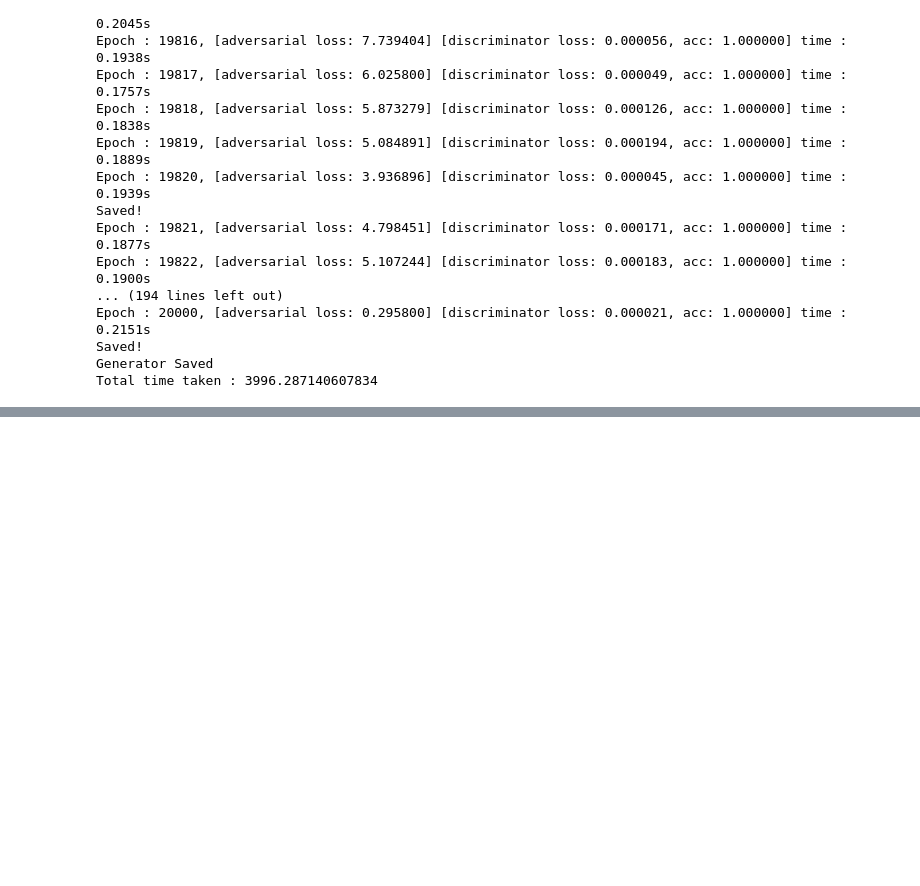
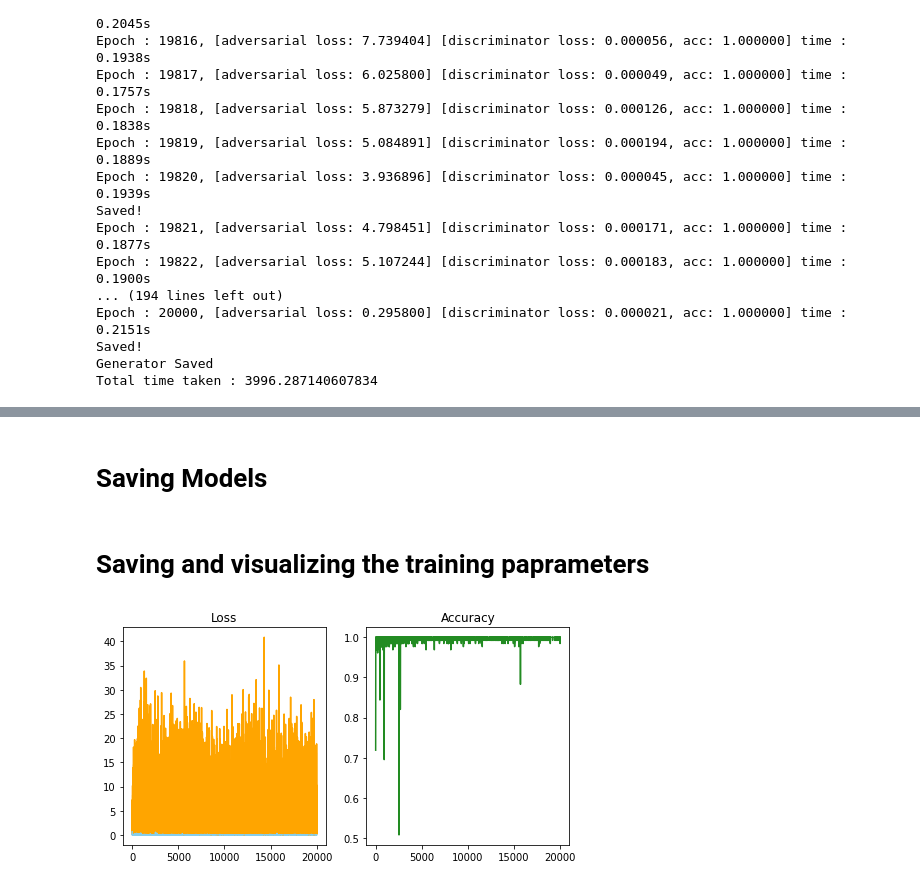
Before and after one commit to sagnik106/Face-Generation-GAN, a Jupyter notebook: Model.ipynb, the cells around one changed output, grey strips where cells are left out. Drawn from its saved outputs; the diff is of its cells as text; code cells hidden in the pictures; blank space fills up the shorter version.

```diff
--- a/Model.ipynb
+++ b/Model.ipynb
@@ -225,5 +224,9 @@ fig.savefig("resources/performance.png",dpi=300)
+# %% [markdown]
+# Saving Models
 # %%
 generator, discriminator, adversarial = model
 generator.save('models/generator.h5')
 discriminator.save('models/discriminator.h5')
 adversarial.save('models/adversarial.h5')
+# %% [markdown]
+# Saving and visualizing the training paprameters
@@ -229,0 +237,16 @@ adversarial.save('models/adversarial.h5')
+# %%
+f=open("resources/training_info.json","r")
+hist=json.load(f)
+f.close()
+# %%
+fig=plt.figure(figsize=(8,4))
+ax1=fig.add_subplot(121)
+ax1.plot(hist["adversarial loss"], color='#ffa500', label="Adversarial loss")
+ax1.plot(hist["discriminator loss"], color='#87ceeb', label="Discriminator loss")
+ax1.set_title("Loss")
+ax2=fig.add_subplot(122)
+ax2.plot(hist["discriminator accuracy"], color='#228b22', label="Discriminator accuracy")
+ax2.set_title("Accuracy")
+fig.savefig("resources/performance.png",dpi=300)
+# %% [output]
+[figure, added]
```
Also changed, not shown: parts of 8 cells of this notebook, 3 other files.
